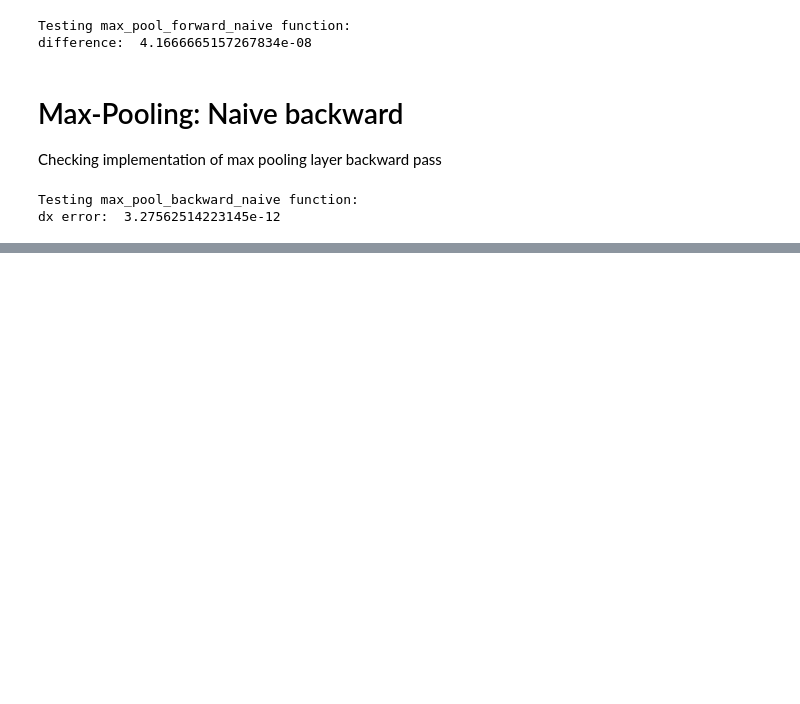
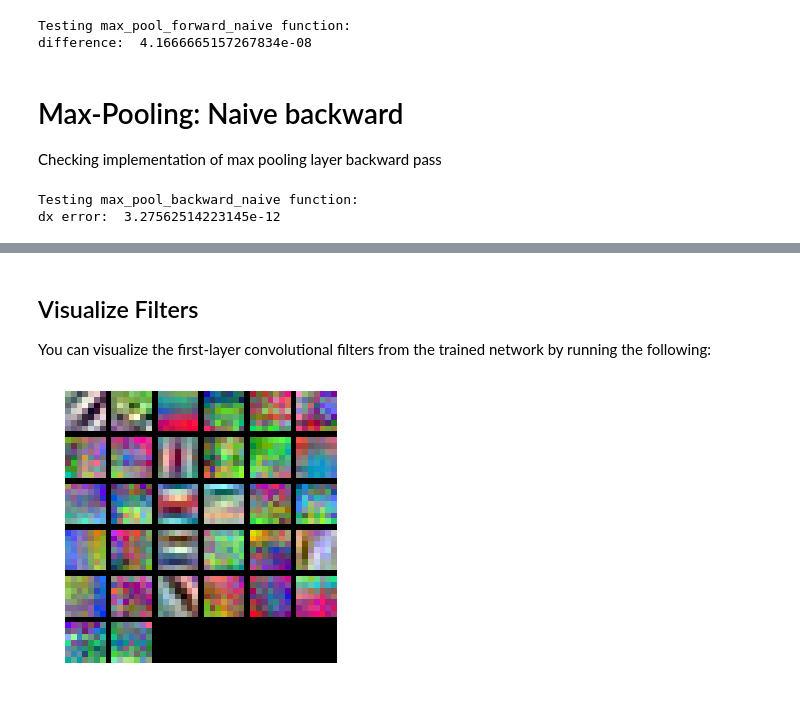
Before and after one commit to jlingohr/deepLearning, a Jupyter notebook: ConvolutionNeuralNets.ipynb, the cells around one changed output, grey strips where cells are left out. Saved outputs shown, nothing was run; the diff lists cells and outputs as text; code cells hidden in the pictures; blank space fills up the shorter version.

```diff
--- a/ConvolutionNeuralNets.ipynb
+++ b/ConvolutionNeuralNets.ipynb
@@ -234,0 +490,11 @@ dx error:  3.27562514223145e-12
+# %%
+model = ThreeLayerConvNet(weight_scale=0.001, hidden_dim=500, reg=0.001)
+
+solver = Solver(model, data,
+                num_epochs=1, batch_size=50,
+                update_rule='adam',
+                optim_config={
+                  'learning_rate': 1e-3,
+                },
+                verbose=True, print_every=20)
+solver.train()
@@ -234,0 +519,13 @@ dx error:  3.27562514223145e-12
+# %% [markdown]
+## Visualize Filters
+You can visualize the first-layer convolutional filters from the trained network by running the following:
+# %%
+from src.vis_utils import visualize_grid
+
+grid = visualize_grid(model.params['W1'].transpose(0, 2, 3, 1))
+plt.imshow(grid.astype('uint8'))
+plt.axis('off')
+plt.gcf().set_size_inches(5, 5)
+plt.show()
+# %% [output]
+[figure, added]
```
Also changed, not shown: parts of 17 cells of this notebook, 6 other files.
